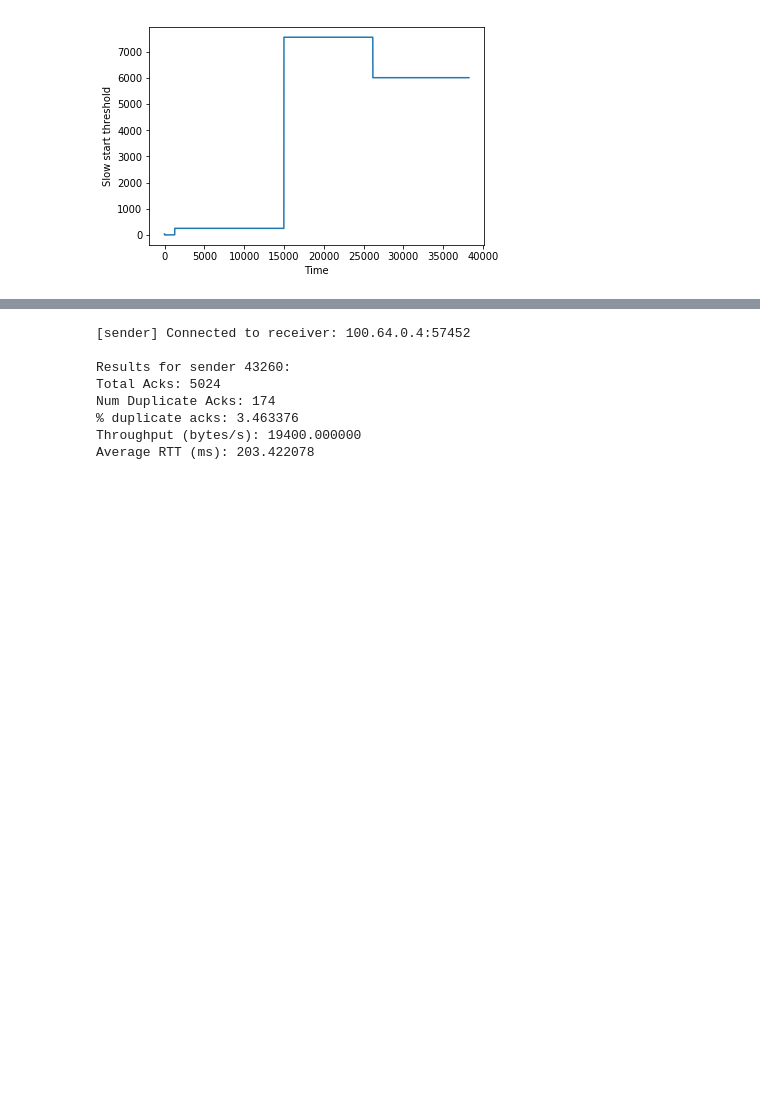
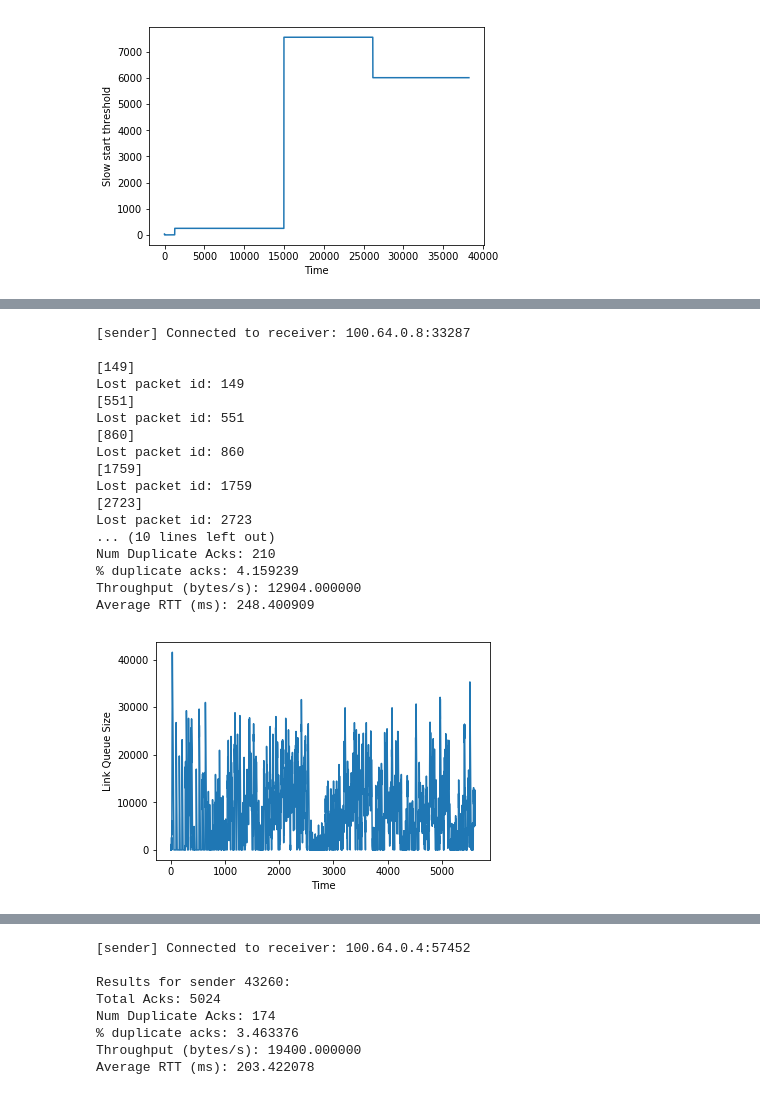
Before and after one commit to squidarth/network-performance-jupyter, a Jupyter notebook: Network-Performance-Testing.ipynb, the cells around one changed output, grey strips where cells are left out. Cells and saved outputs as stored; diff of their text form; code cells hidden in the pictures; blank space fills up the shorter version.

```diff
--- a/Network-Performance-Testing.ipynb
+++ b/Network-Performance-Testing.ipynb
@@ -559,0 +557,34 @@ Average RTT (ms): 273.363022
+# %%
+mahimahi_settings = {
+    'delay': 88,
+    'trace_file': TRACE_FILES['2.64MBPS'],
+    'queue_type': 'red',
+    'downlink_queue_options': {
+        'bytes': 50000,
+        'wq': 0.002,
+        'minthresh': 0.25,
+        'maxthresh': 0.75
+    }
+}
+port = get_open_udp_port()
+strat = TahoeStrategy(10, 1)
+run_with_mahi_settings(mahimahi_settings, 30, [Sender(port, strat)])
+# %% [output]
+[sender] Connected to receiver: 100.64.0.8:33287
+
+[149]
+Lost packet id: 149
+[551]
+Lost packet id: 551
+[860]
+Lost packet id: 860
+[1759]
+Lost packet id: 1759
+[2723]
+Lost packet id: 2723
+... (10 lines left out)
+Num Duplicate Acks: 210
+% duplicate acks: 4.159239
+Throughput (bytes/s): 12904.000000
+Average RTT (ms): 248.400909
+[figure, added]
```
Also changed, not shown: parts of 13 cells of this notebook, 2 other files.
